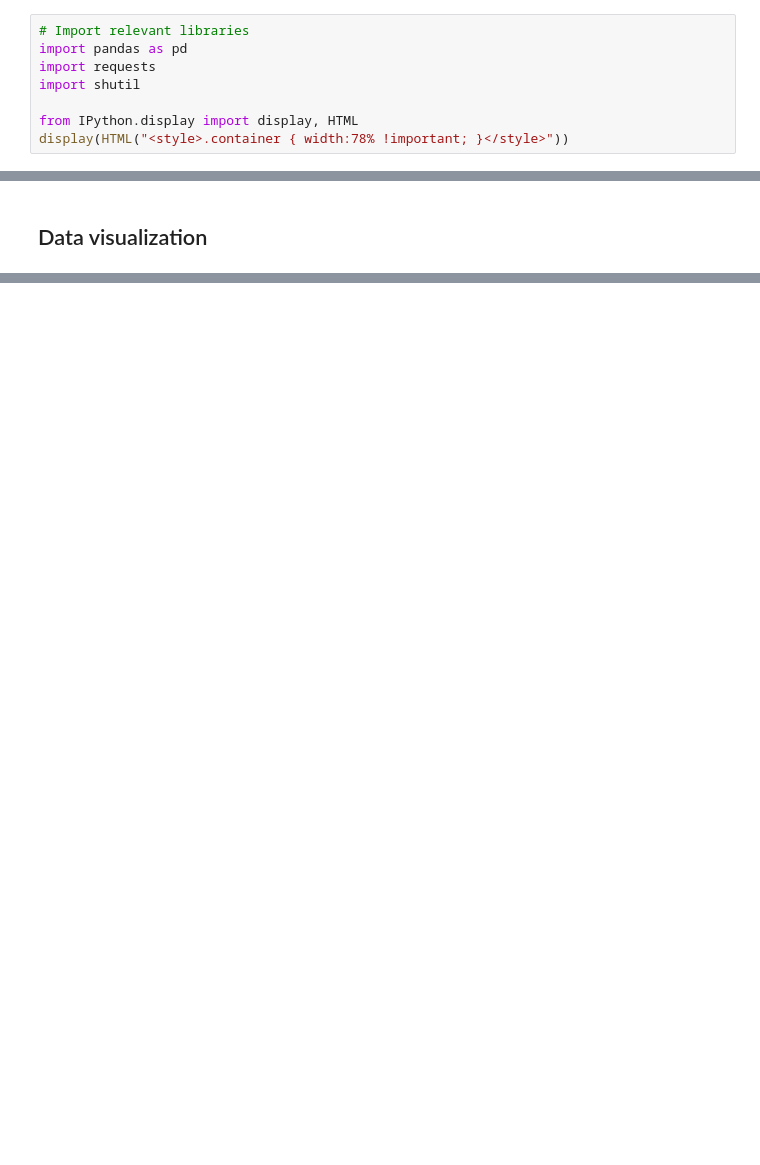
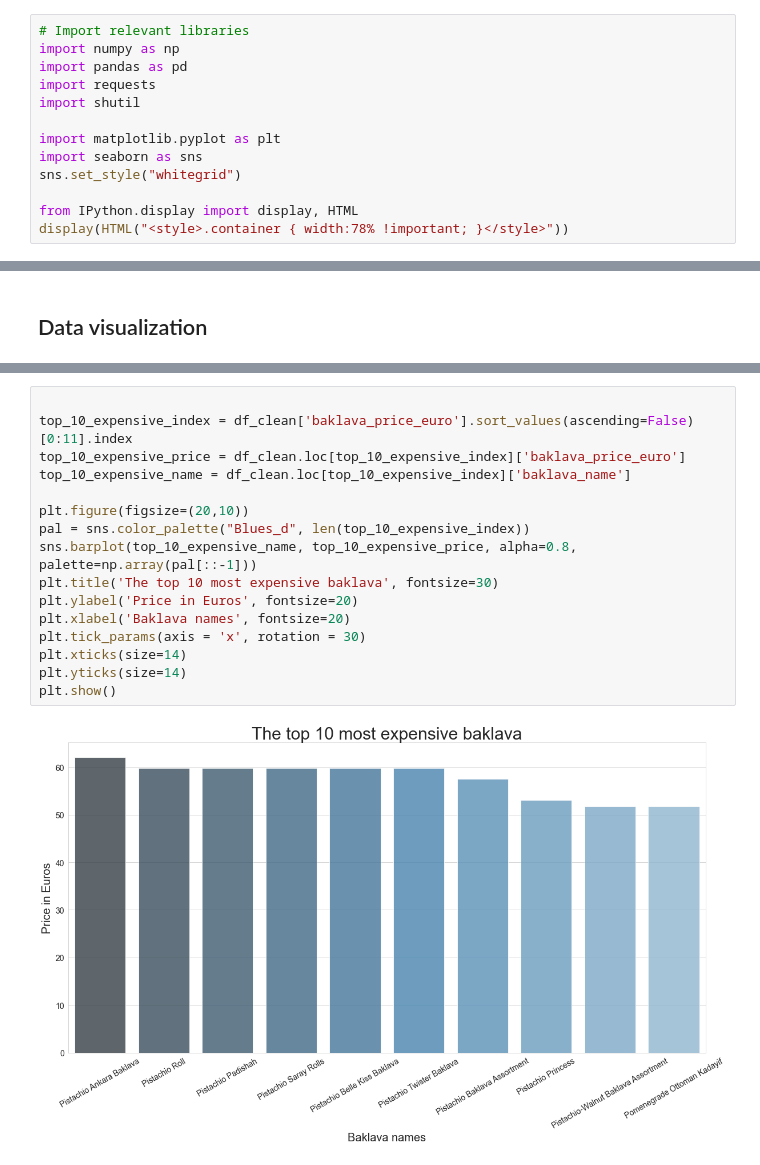
Before and after one commit to Oguzhanrose/webscrapingproject, a Jupyter notebook: data_wrangling.ipynb, the cells around one changed output, grey strips where cells are left out. Saved outputs shown, nothing was run; the diff lists cells and outputs as text; blank space fills up the shorter version.

Commit message:
pie chart and bar plot

```diff
--- a/data_wrangling.ipynb
+++ b/data_wrangling.ipynb
@@ -4,10 +4,15 @@
 ## Loading part
 # %%
 # Import relevant libraries
+import numpy as np
 import pandas as pd
 import requests
 import shutil
 
+import matplotlib.pyplot as plt
+import seaborn as sns
+sns.set_style("whitegrid")
+
 from IPython.display import display, HTML
 display(HTML("<style>.container { width:78% !important; }</style>"))
 # %%
@@ -188,0 +211,18 @@ df_clean
+# %%
+
+top_10_expensive_index = df_clean['baklava_price_euro'].sort_values(ascending=False)[0:11].index
+top_10_expensive_price = df_clean.loc[top_10_expensive_index]['baklava_price_euro']
+top_10_expensive_name = df_clean.loc[top_10_expensive_index]['baklava_name']
+
+plt.figure(figsize=(20,10))
+pal = sns.color_palette("Blues_d", len(top_10_expensive_index))
+sns.barplot(top_10_expensive_name, top_10_expensive_price, alpha=0.8, palette=np.array(pal[::-1]))
+plt.title('The top 10 most expensive baklava', fontsize=30)
+plt.ylabel('Price in Euros', fontsize=20)
+plt.xlabel('Baklava names', fontsize=20)
+plt.tick_params(axis = 'x', rotation = 30)
+plt.xticks(size=14)
+plt.yticks(size=14)
+plt.show()
+# %% [output]
+[figure, added]
```
Also changed, not shown: parts of 6 cells of this notebook.
